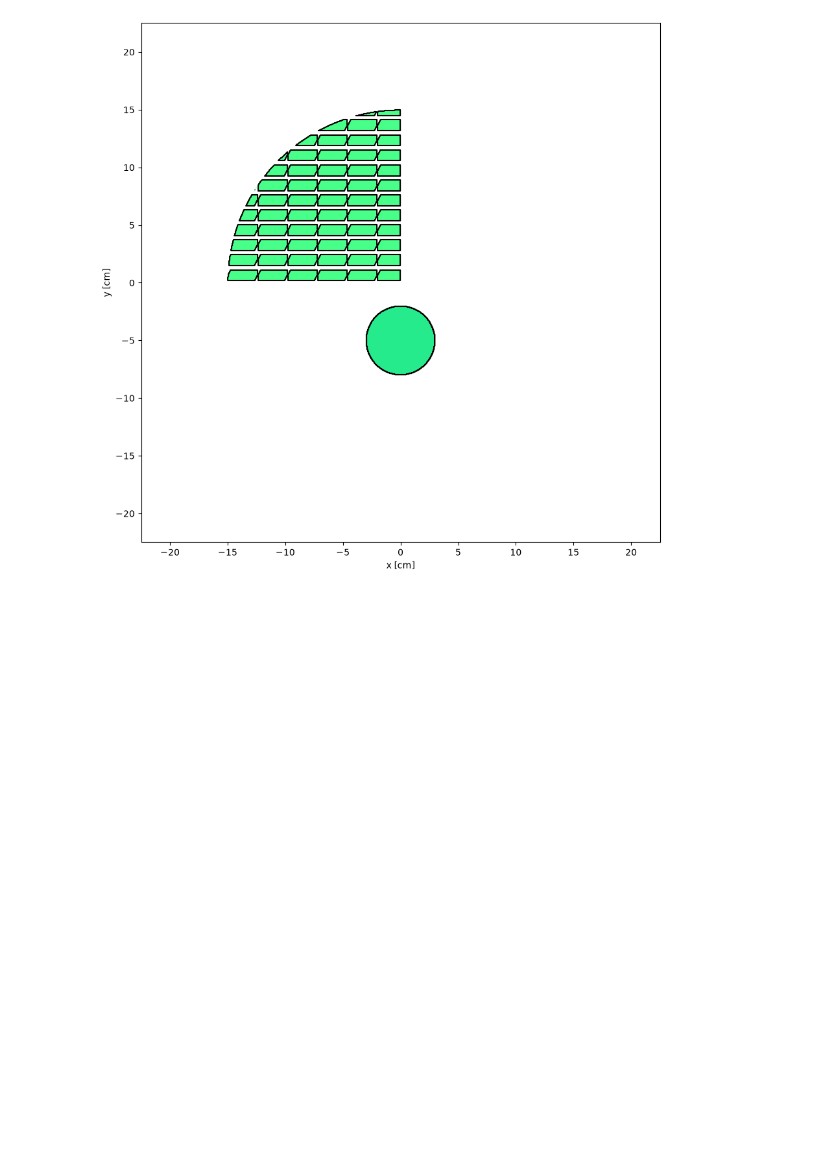
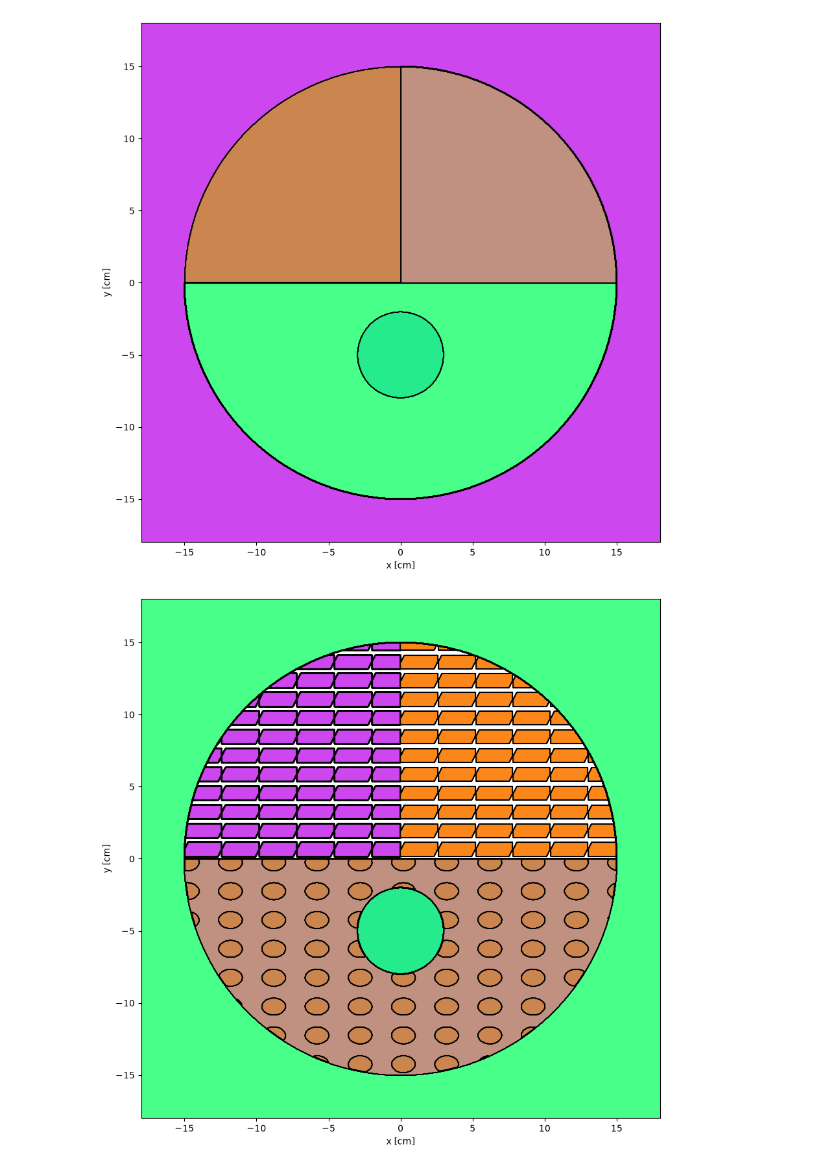
Before and after one commit to johvincau/mcnp-primer-to-openmc, a Jupyter notebook: ex20_lattice_TR_V.ipynb, the cells around one changed output. Saved outputs shown, nothing was run; the diff lists cells and outputs as text; code cells hidden in the pictures; blank space fills up the shorter version.

```diff
--- a/ex20_lattice_TR_V.ipynb
+++ b/ex20_lattice_TR_V.ipynb
@@ -49,11 +49,10 @@ s18 = openmc.Sphere(r=10)
 # %%
 # Universe definitions
 # One reason to put universe creation into functions is to make all universe definitions available
-# at script runtime.
+# when needed.
 def fill_u1():
     c6 = openmc.Cell(fill=fill_u3(),region=(-s5&+s6&-s7&+s8&-s9&+s10))
     u1 = openmc.Universe(cells=[c6])
-
     return u1
 
 def fill_u2():
@@ -91,6 +90,10 @@ c4 = openmc.Cell(region=+s2&+s3&-s4)
 
 c5 = openmc.Cell(fill=None,region=+s4)
 
+root_universe = openmc.Universe(cells=[c1,c2,c3,c4,c5])
+geometry=openmc.Geometry(root=root_universe)
+geometry.plot(width=(36,36),pixels=(800,800),outline=True)
+
 #########################################################################
 # Cell 2 needs to be filled with a universe that contains the lattice.
 # We define the lattice here, with each element populated with c6.
@@ -98,42 +101,58 @@ c6_lat = openmc.RectLattice()
 # To define a lattice, .lower_left, .pitch, .outer, and .universes attrs must be set.
 c6_lat.lower_left = [-12+1.5,-10+1.25] # additive terms account for c2.translate
 c6_lat.pitch = [3,2]
-c6_lat.outer = openmc.Universe(cells=[c1,c3,c4,c5])# Type: universe
+#c6_lat.outer = openmc.Universe(cells=[c1,c3,c4,c5])# Type: universe
 
 # iterable of iterable of universe
 # Whereas in MCNP, you can fill an entire lattice only according to fill=__,
 # we will need to enumerate every universe to fill the lattice out completely.
 # This turns out to be about 11 x 8 universes (33 cm x 24 cm)
 c6_lat.universes = [[fill_u1()]*11]*8
 
 # We set the fill here. This is because .translation can only be set when
 # there is a universe set as the fill.
 c2.fill = c6_lat
 c2.translation = (-6,-6.5,0)
 
 #########################################################################
 # Cell 3 and Cell 4 can be filled in the same way.
 c7_lat = openmc.RectLattice()
 c7_lat.lower_left=[-15,0]
 c7_lat.pitch=[2.6,1.3]
-c7_lat.outer = openmc.Universe(cells=[c1,c4,c5])
+#c7_lat.outer = openmc.Universe(cells=[c1,c2,c4,c5])
+c7_lat.universes= [[fill_u2()]*15]*15
 
-c7_lat.universes= [[fill_u2()]*15]*15
 c3.fill = c7_lat
 #c3.translation = (-7,5,0)
 #c3.rotation=((30,60,90),(120,30,90),(90,90,0))
 
-root_universe = openmc.Universe(cells=[c1,c3,c4,c5])
+c7_lat = openmc.RectLattice()
+c7_lat.lower_left=[0,0]
+c7_lat.pitch=[2.6,1.3]
+#c7_lat.outer = openmc.Universe(cells=[c1,c2,c4,c5])
+c7_lat.universes= [[fill_u2()]*15]*15
+
+c4.fill = c7_lat
+#c4.translation = (4, 8, 0)
+#c4.rotation=np.cos(np.array([[15, 105, 90], [75, 15, 90], [0, 0, 90]]))
+
+root_universe = openmc.Universe(cells=[c1,c2,c3,c4,c5])
 geometry=openmc.Geometry(root=root_universe)
-geometry.plot(width=(45,45),pixels=(800,800),outline=True)
+geometry.plot(width=(36,36),pixels=(800,800),outline=True)
 
 
 settings=openmc.Settings()
+source = openmc.IndependentSource()
+source.spatial = openmc.stats.Point((0, -5, 0))
+#source.energy =
 
-geometry.export_to_xml()
-settings.export_to_xml()
+#settings.source = [source]
+
+model = openmc.model.Model(geometry=geometry,settings=settings,materials=materials)
+model.export_to_xml()
 # %% [output]
-[figure, old version]
+[figure, new version]
+[figure, added]
 # %%
 w = 45
 plots = openmc.Plots()
```
Also changed, not shown: parts of 2 cells of this notebook, 5 other files.
